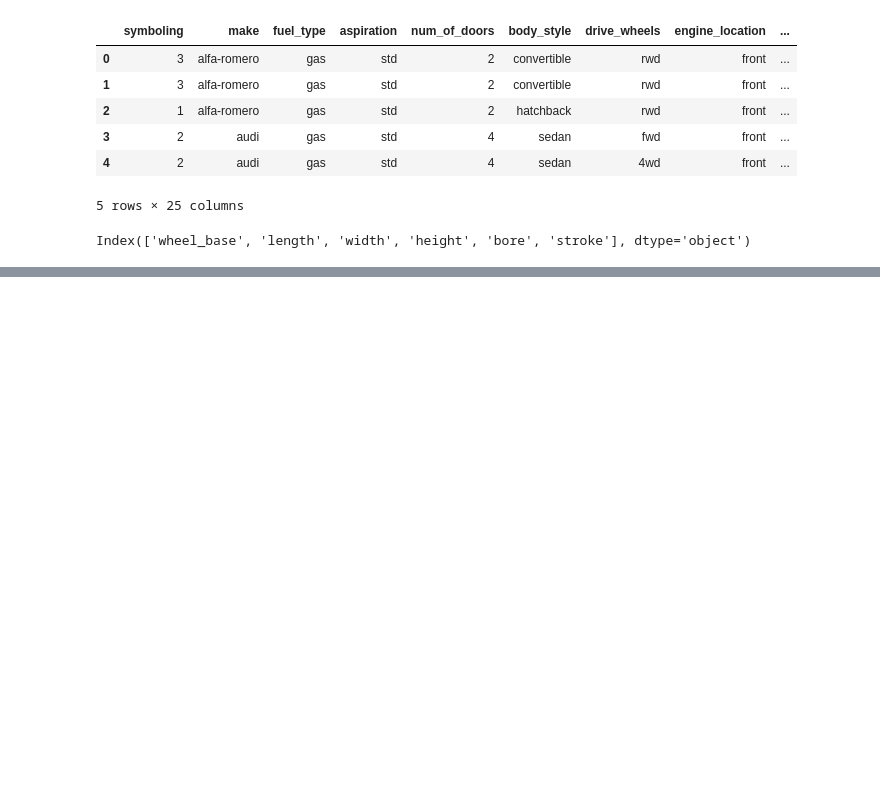
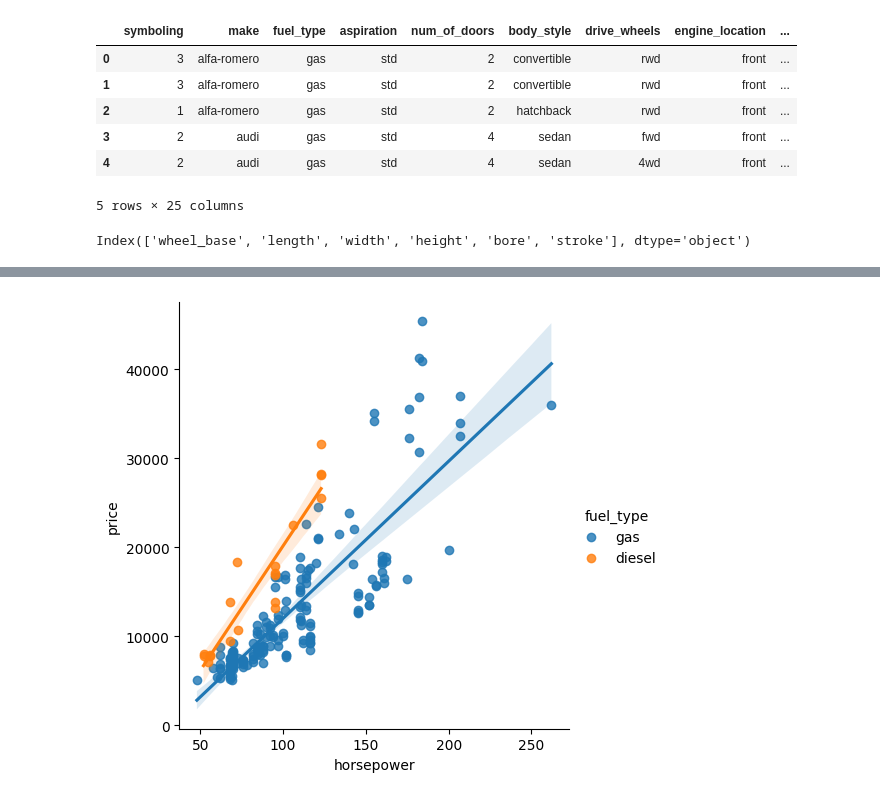
Before and after one commit to Linux-Server/PythonTest, a Jupyter notebook: ml/mutual_information.ipynb, the cells around one changed output, grey strips where cells are left out. Saved outputs shown, nothing was run; the diff lists cells and outputs as text; code cells hidden in the pictures; blank space fills up the shorter version.

```diff
--- a/ml/mutual_information.ipynb
+++ b/ml/mutual_information.ipynb
@@ -56,0 +128,4 @@ X
+# %%
+sns.lmplot(x="horsepower", y="price", hue="fuel_type", data=data);
+# %% [output]
+[figure, added]
```
Also changed, not shown: parts of 8 cells of this notebook, 6 other files.
